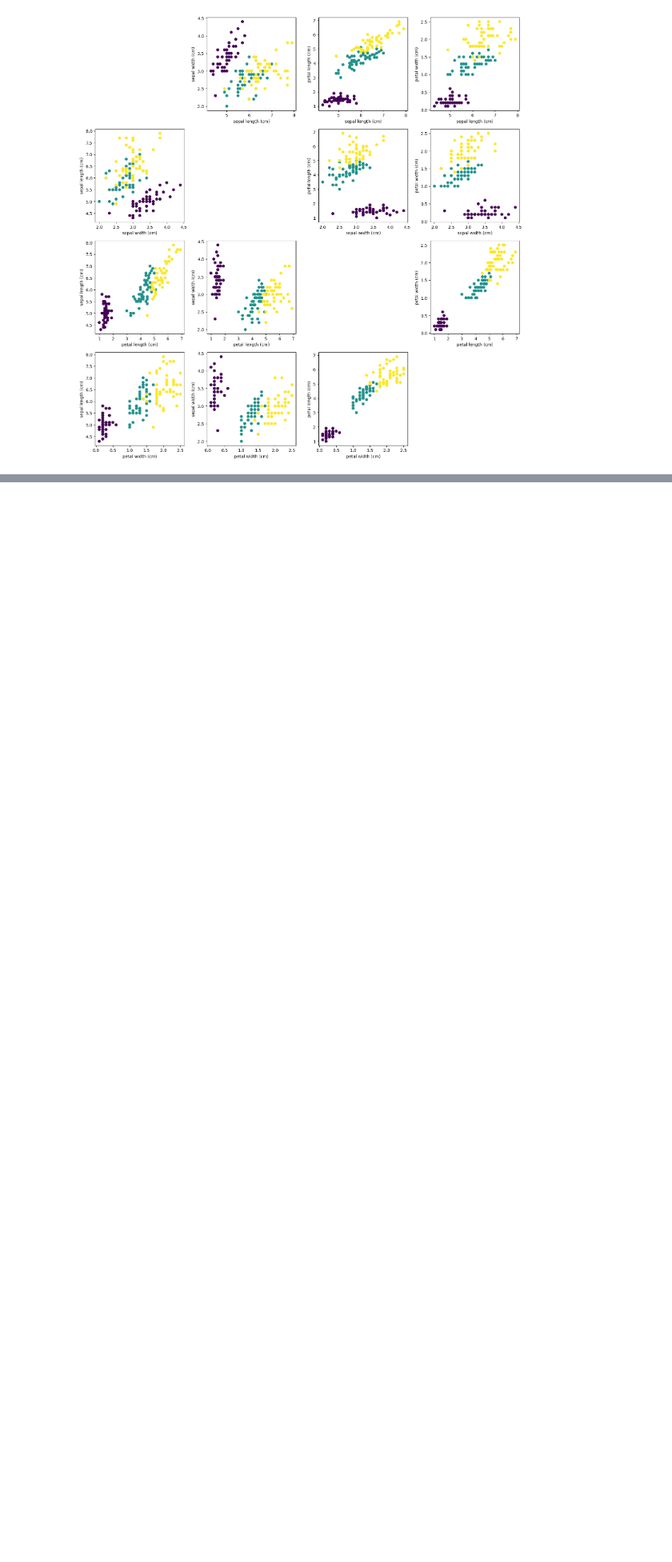
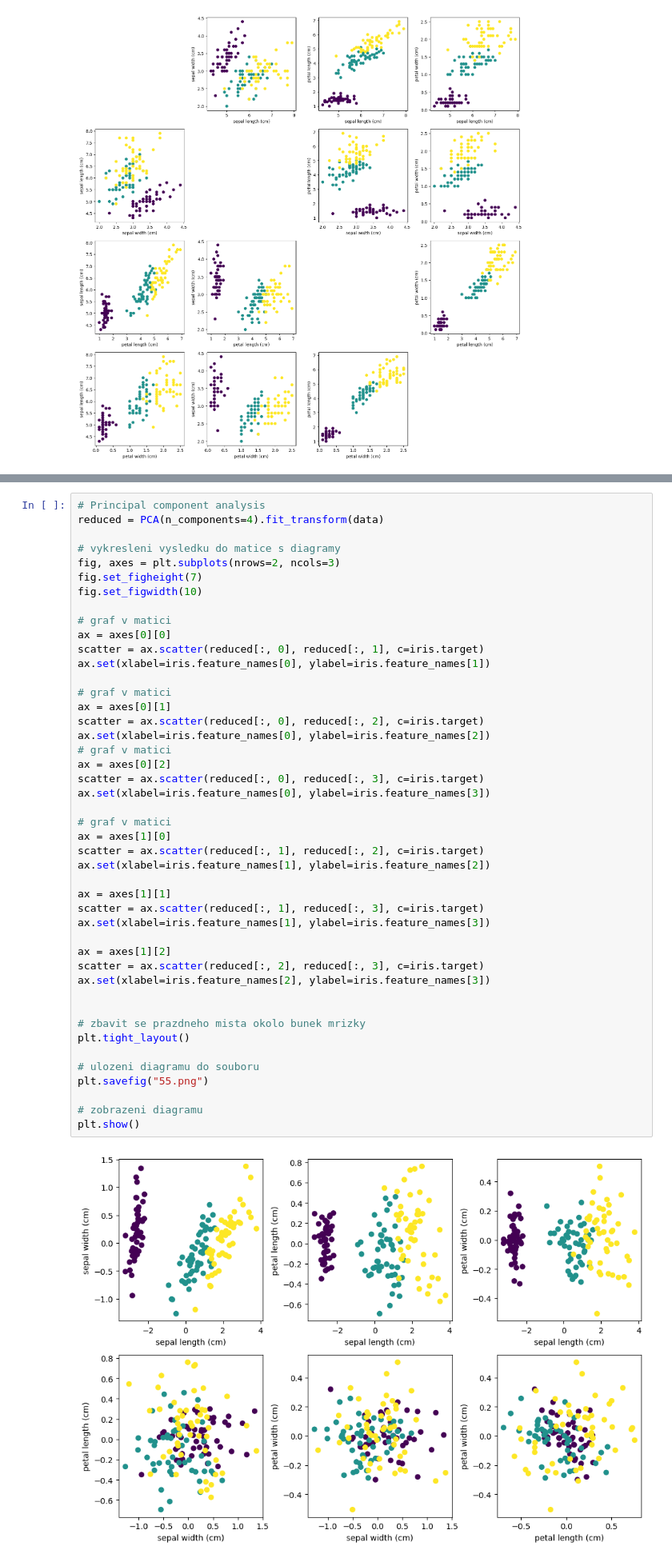
Before and after one commit to weignerp/python, a Jupyter notebook: scikit/kosatce.ipynb, the cells around one changed output, grey strips where cells are left out. Shown at 80% size. Cells and saved outputs as stored; diff of their text form; blank space fills up the shorter version.

```diff
--- a/scikit/kosatce.ipynb
+++ b/scikit/kosatce.ipynb
@@ -91,0 +172,47 @@ print(mat)
+# %%
+# Principal component analysis
+reduced = PCA(n_components=4).fit_transform(data)
+
+# vykresleni vysledku do matice s diagramy
+fig, axes = plt.subplots(nrows=2, ncols=3)
+fig.set_figheight(7)
+fig.set_figwidth(10)
+
+# graf v matici
+ax = axes[0][0]
+scatter = ax.scatter(reduced[:, 0], reduced[:, 1], c=iris.target)
+ax.set(xlabel=iris.feature_names[0], ylabel=iris.feature_names[1])
+
+# graf v matici
+ax = axes[0][1]
+scatter = ax.scatter(reduced[:, 0], reduced[:, 2], c=iris.target)
+ax.set(xlabel=iris.feature_names[0], ylabel=iris.feature_names[2])
+# graf v matici
+ax = axes[0][2]
+scatter = ax.scatter(reduced[:, 0], reduced[:, 3], c=iris.target)
+ax.set(xlabel=iris.feature_names[0], ylabel=iris.feature_names[3])
+
+# graf v matici
+ax = axes[1][0]
+scatter = ax.scatter(reduced[:, 1], reduced[:, 2], c=iris.target)
+ax.set(xlabel=iris.feature_names[1], ylabel=iris.feature_names[2])
+
+ax = axes[1][1]
+scatter = ax.scatter(reduced[:, 1], reduced[:, 3], c=iris.target)
+ax.set(xlabel=iris.feature_names[1], ylabel=iris.feature_names[3])
+
+ax = axes[1][2]
+scatter = ax.scatter(reduced[:, 2], reduced[:, 3], c=iris.target)
+ax.set(xlabel=iris.feature_names[2], ylabel=iris.feature_names[3])
+
+
+# zbavit se prazdneho mista okolo bunek mrizky
+plt.tight_layout()
+
+# ulozeni diagramu do souboru
+plt.savefig("55.png")
+
+# zobrazeni diagramu
+plt.show()
+# %% [output]
+[figure, added]
```
Also changed, not shown: parts of 7 cells of this notebook, 4 other files.
